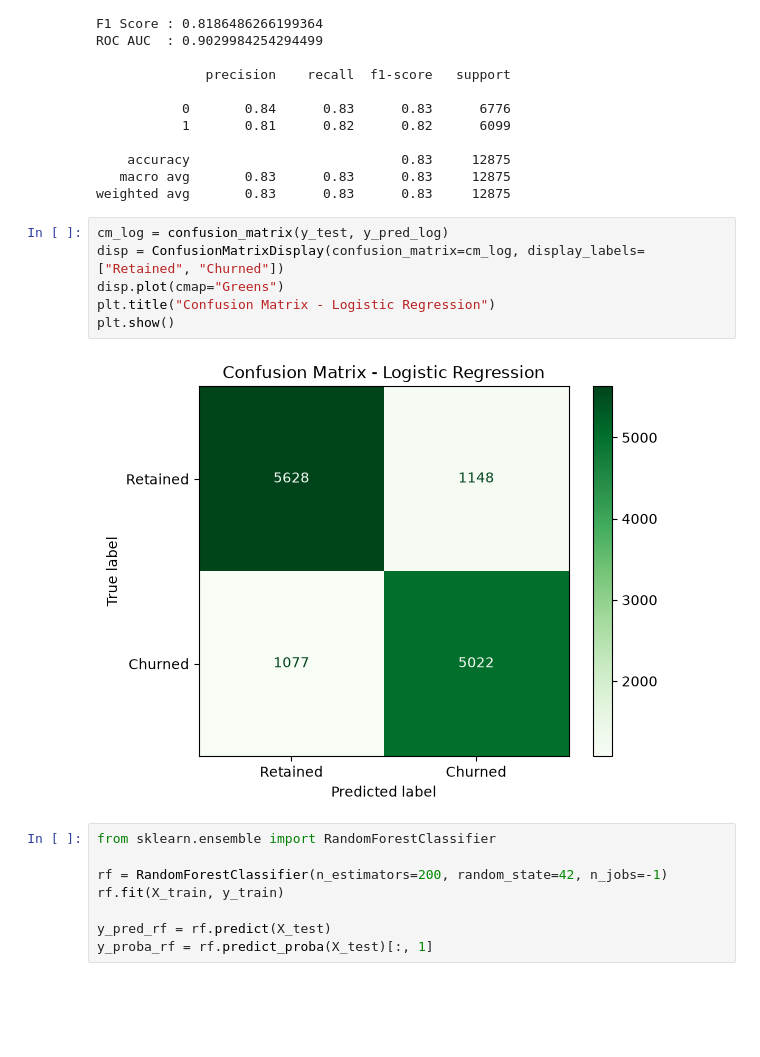
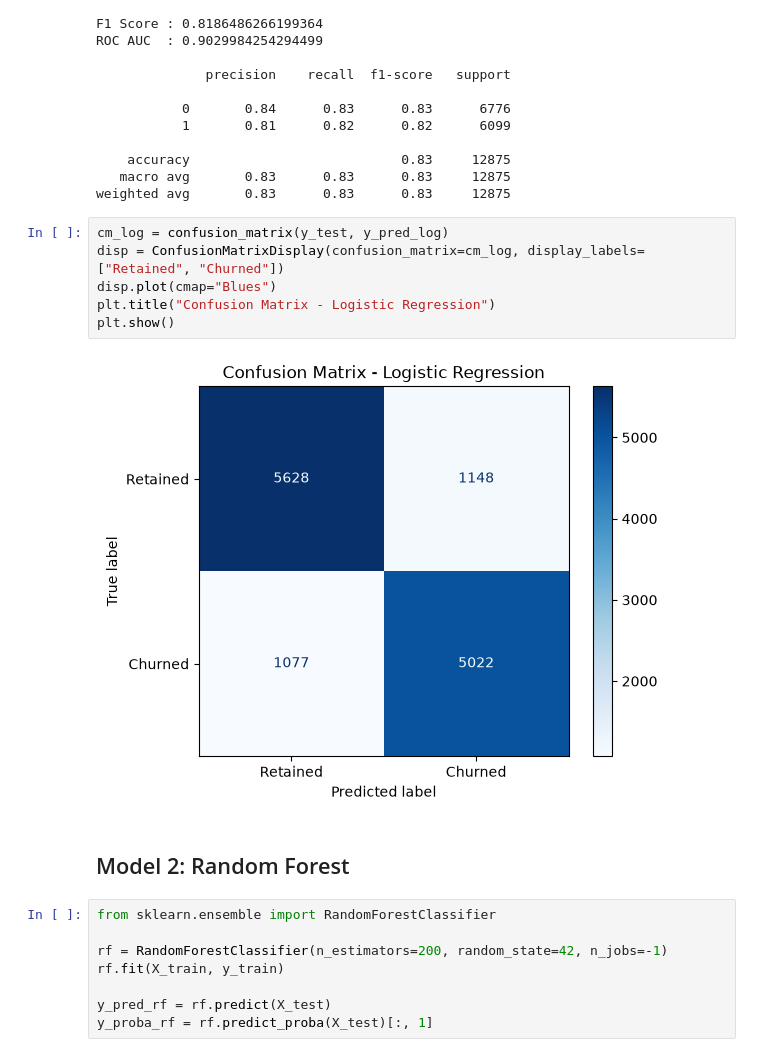
Before and after one commit to janaali2006/customer-churn-prediction, a Jupyter notebook: main (1).ipynb, the cells around one changed output. Cells and saved outputs as stored; diff of their text form; blank space fills up the shorter version.

```diff
--- a/main (1).ipynb
+++ b/main (1).ipynb
@@ -293,11 +323,13 @@ weighted avg       0.83      0.83      0.83     12875
 # %%
 cm_log = confusion_matrix(y_test, y_pred_log)
 disp = ConfusionMatrixDisplay(confusion_matrix=cm_log, display_labels=["Retained", "Churned"])
-disp.plot(cmap="Greens")
+disp.plot(cmap="Blues")
 plt.title("Confusion Matrix - Logistic Regression")
 plt.show()
 # %% [output]
-[figure, old version]
+[figure, new version]
+# %% [markdown]
+## Model 2: Random Forest
 # %%
 from sklearn.ensemble import RandomForestClassifier
 
```
Also changed, not shown: parts of 20 cells of this notebook.
